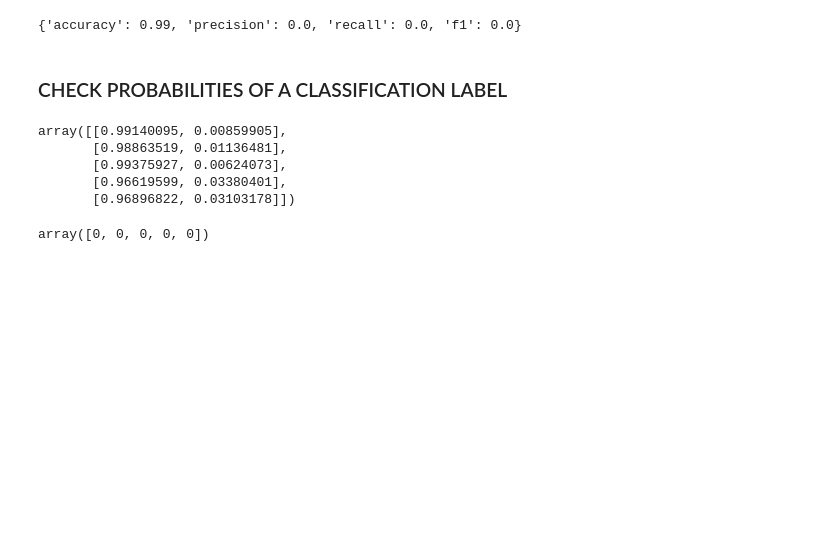
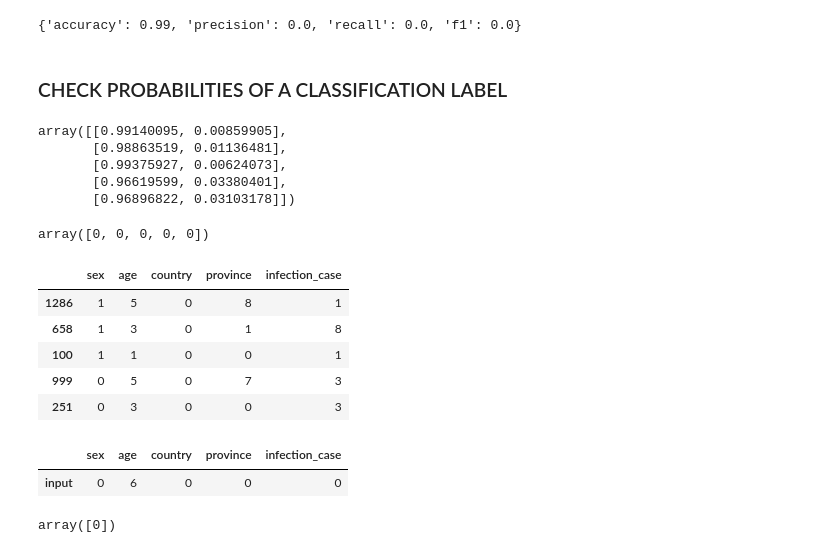
Before and after one commit to eunicode/ml-ds-covid, a Jupyter notebook: covid-19-fatality-prediction.ipynb, the cells around one changed output. Cells and saved outputs as stored; diff of their text form; code cells hidden in the pictures; blank space fills up the shorter version.

```diff
--- a/covid-19-fatality-prediction.ipynb
+++ b/covid-19-fatality-prediction.ipynb
@@ -1271,3 +1271,27 @@ array([[0.99140095, 0.00859905],
 clf.predict(X_test[:5])
 # %% [output]
 array([0, 0, 0, 0, 0])
+# %%
+X_test.head(5)
+# %% [output]
+|  | sex | age | country | province | infection_case |
+| 1286 | 1 | 5 | 0 | 8 | 1 |
+| 658 | 1 | 3 | 0 | 1 | 8 |
+| 100 | 1 | 1 | 0 | 0 | 1 |
+| 999 | 0 | 5 | 0 | 7 | 3 |
+| 251 | 0 | 3 | 0 | 0 | 3 |
+# %%
+test_df = pd.DataFrame(
+            [[0, 6, 0, 0, 0]],
+            columns=["sex", "age", "country", "province", "infection_case"],
+            dtype=int,
+            index=["input"],
+        )
+test_df
+# %% [output]
+|  | sex | age | country | province | infection_case |
+| input | 0 | 6 | 0 | 0 | 0 |
+# %%
+clf.predict(test_df)
+# %% [output]
+array([0])
```
Also changed, not shown: 11 other files.
